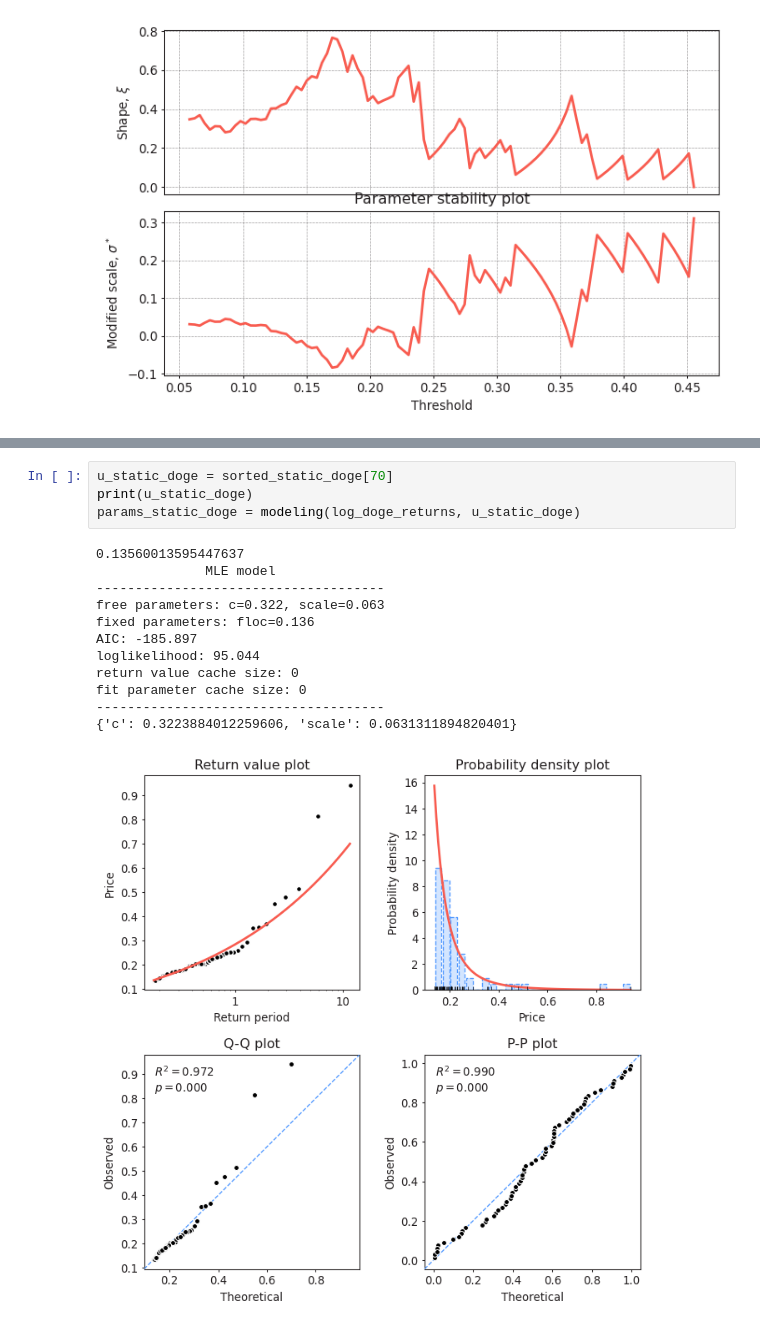
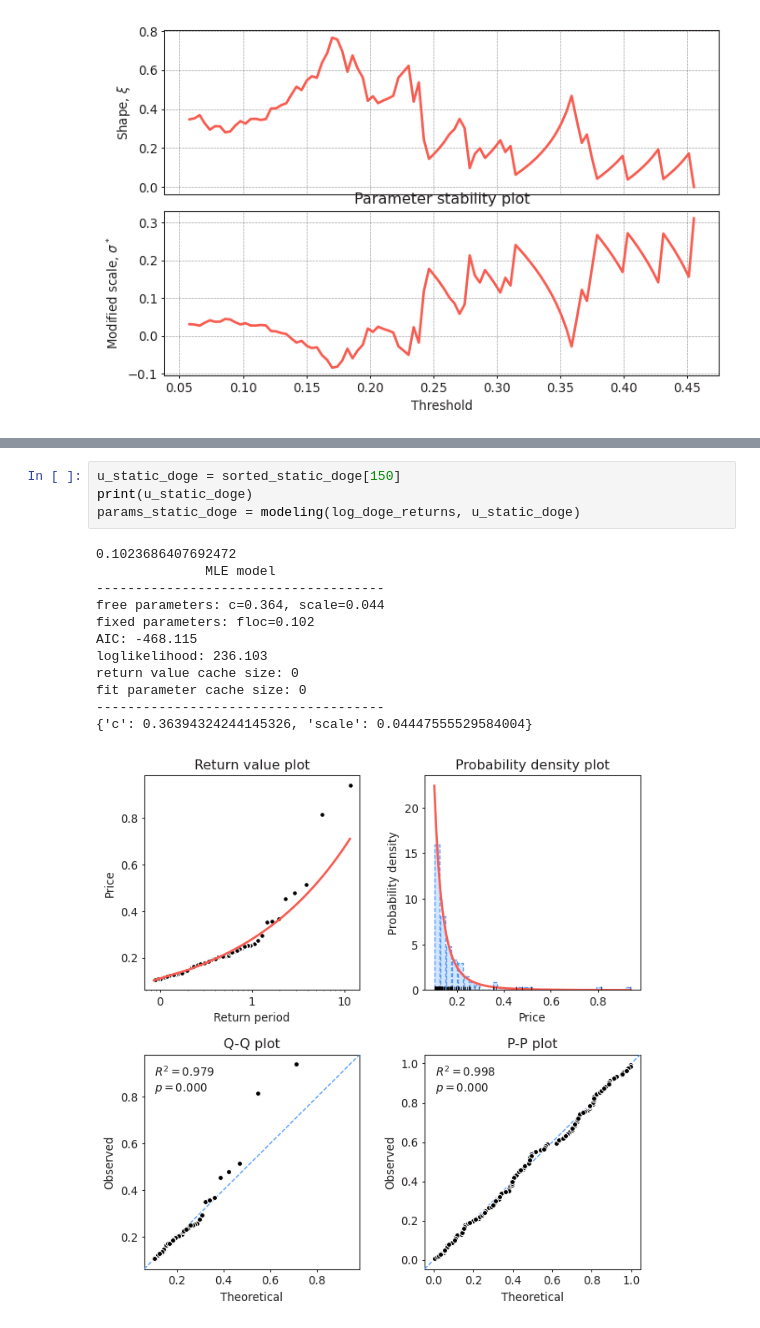
Before and after one commit to Scott-Yap/M2R_EVT, a Jupyter notebook: garch_model/GARCH_DOGE.ipynb, the cells around one changed output, grey strips where cells are left out. Drawn from its saved outputs; the diff is of its cells as text.

```diff
--- a/garch_model/GARCH_DOGE.ipynb
+++ b/garch_model/GARCH_DOGE.ipynb
@@ -184,17 +232,17 @@ pyx.plot_threshold_stability(log_doge_returns, return_period=10, alpha=0.95, thr
 # %%
-u_static_doge = sorted_static_doge[70]
+u_static_doge = sorted_static_doge[150]
 print(u_static_doge)
 params_static_doge = modeling(log_doge_returns, u_static_doge)
 # %% [output]
-0.13560013595447637
+0.1023686407692472
               MLE model
 -------------------------------------
-free parameters: c=0.322, scale=0.063
-fixed parameters: floc=0.136
-AIC: -185.897
-loglikelihood: 95.044
+free parameters: c=0.364, scale=0.044
+fixed parameters: floc=0.102
+AIC: -468.115
+loglikelihood: 236.103
 return value cache size: 0
 fit parameter cache size: 0
 -------------------------------------
-{'c': 0.3223884012259606, 'scale': 0.0631311894820401}
+{'c': 0.36394324244145326, 'scale': 0.04447555529584004}
-[figure, old version]
+[figure, new version]
```
Also changed, not shown: parts of 22 cells of this notebook.
